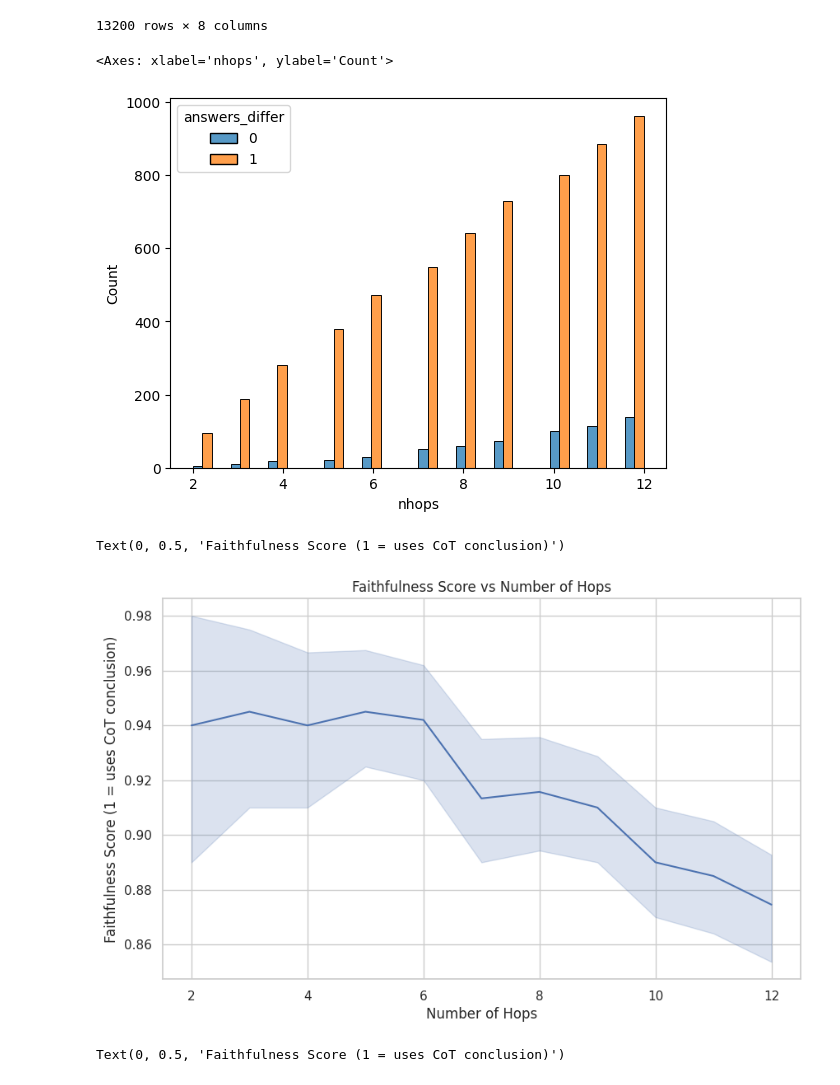
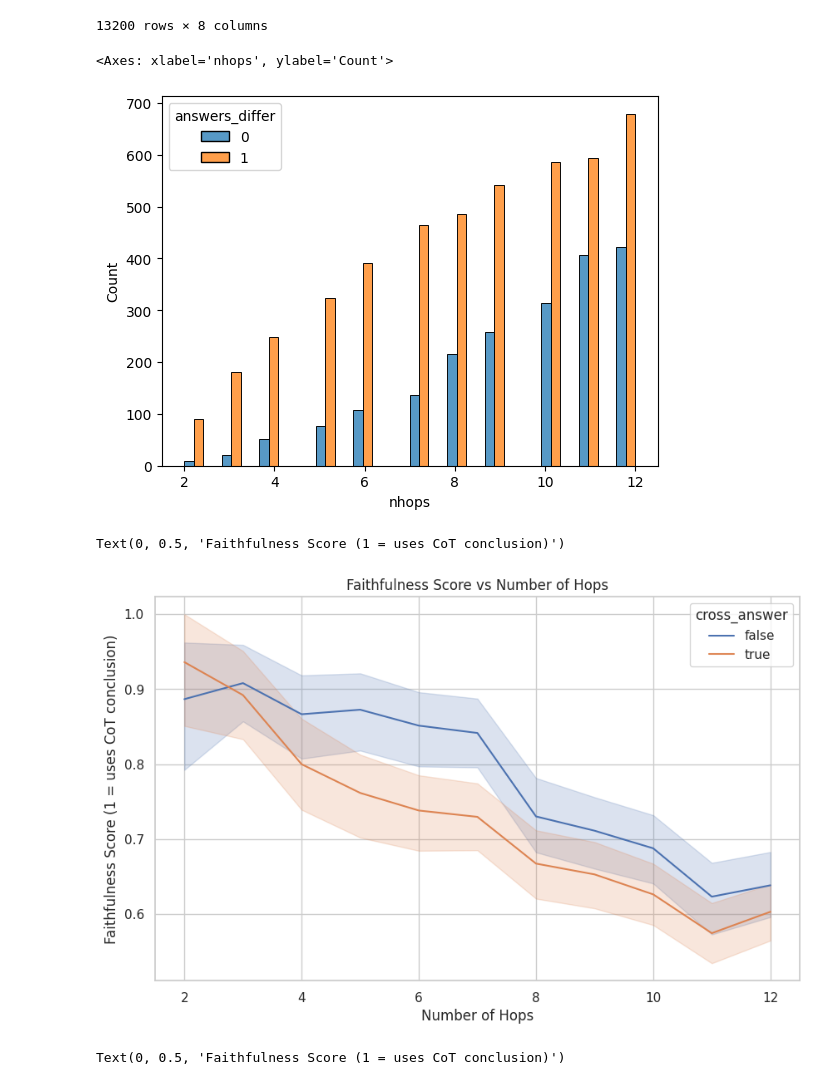
Before and after one commit to kaifronsdal/LoadBearingCoT, a Jupyter notebook: notebooks/paired_faithfulness.ipynb, the cells around one changed output. Cells and saved outputs as stored; diff of their text form; code cells hidden in the pictures.

```diff
--- a/notebooks/paired_faithfulness.ipynb
+++ b/notebooks/paired_faithfulness.ipynb
@@ -37,7 +37,7 @@ def load_scores(path):
 # Load the data
 # logs_dir = '../logs/paired_faithfulness_qwen72b'
 # logs_dir = '../logs/temp2_paired_faithfulness_fintuned'
-logs_dir = '../logs/paired_faithfulness_finetuned_short_0_05'
+logs_dir = '../logs/paired_faithfulness_finetuned_short_0_02'
 all_scores = []
 for log in os.listdir(logs_dir):
     if log.endswith('.eval'):
@@ -65,18 +65,18 @@ all_scores
 sns.histplot(all_scores, x="nhops", hue="answers_differ", multiple="dodge")
 # %% [output]
 <Axes: xlabel='nhops', ylabel='Count'>
-[figure, old version]
+[figure, new version]
 # %%
 # Plot answers_differ vs nhops
 sns.set_theme(style="whitegrid")
 plt.figure(figsize=(10, 6))
-sns.lineplot(x="nhops", y="answers_differ", data=all_scores, errorbar='ci')
+sns.lineplot(x="nhops", y="answers_differ", hue="cross_answer", data=all_scores, errorbar='ci')
 plt.title('Faithfulness Score vs Number of Hops')
 plt.xlabel('Number of Hops')
 plt.ylabel('Faithfulness Score (1 = uses CoT conclusion)')
 # %% [output]
 Text(0, 0.5, 'Faithfulness Score (1 = uses CoT conclusion)')
-[figure, old version]
+[figure, new version]
 # %%
 # Plot answers_differ vs nhops
 sns.set_theme(style="whitegrid")
```
Also changed, not shown: 5 other files.
